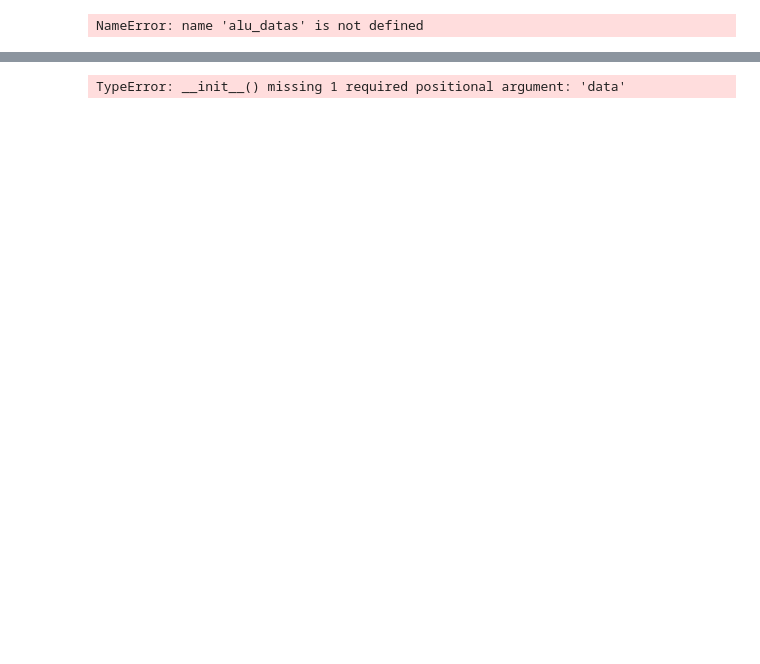
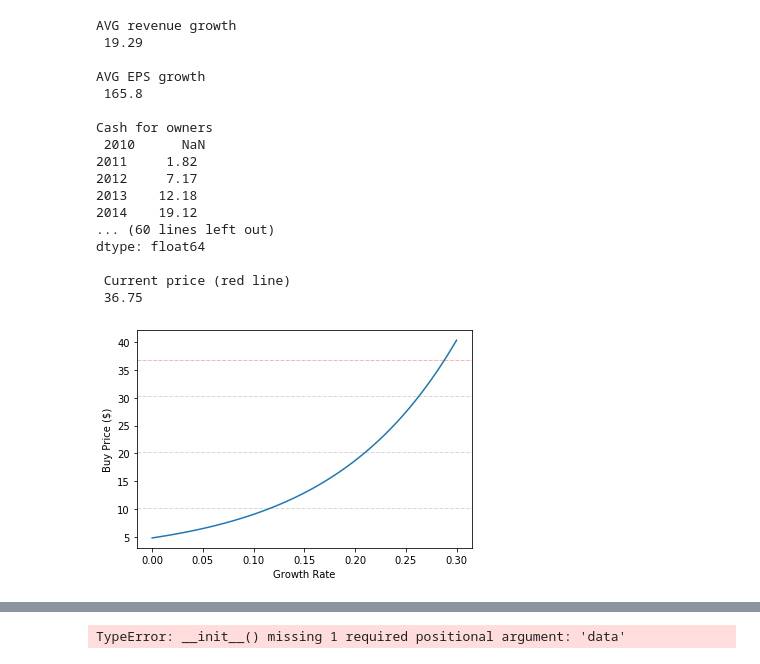
Before and after one commit to zloff/stock-analysis, a Jupyter notebook: Stock analysis project breakdown steps.ipynb, the cells around one changed output, grey strips where cells are left out. Drawn from its saved outputs; the diff is of its cells as text; code cells hidden in the pictures; blank space fills up the shorter version.

```diff
--- a/Stock analysis project breakdown steps.ipynb
+++ b/Stock analysis project breakdown steps.ipynb
@@ -163,10 +163,27 @@ dtype: float64
 [figure]
 # %%
 alu_data = pd.read_csv('alu.csv', index_col=0).transpose()
-alu = Company('alu', alu_datas)
+alu = Company('alu', alu_data)
 stock_analysis_output(alu, 0.30)
 # %% [output]
-NameError: name 'alu_datas' is not defined
+AVG revenue growth
+ 19.29
+
+AVG EPS growth
+ 165.8
+
+Cash for owners
+ 2010      NaN
+2011     1.82
+2012     7.17
+2013    12.18
+2014    19.12
+... (60 lines left out)
+dtype: float64
+
+ Current price (red line)
+ 36.75
+[figure, added]
 # %%
 brg_data = pd.read_csv('brg.csv', index_col=0).transpose()
 brg = Company('brg', brg_data)
```
Also changed, not shown: parts of 17 cells of this notebook.
